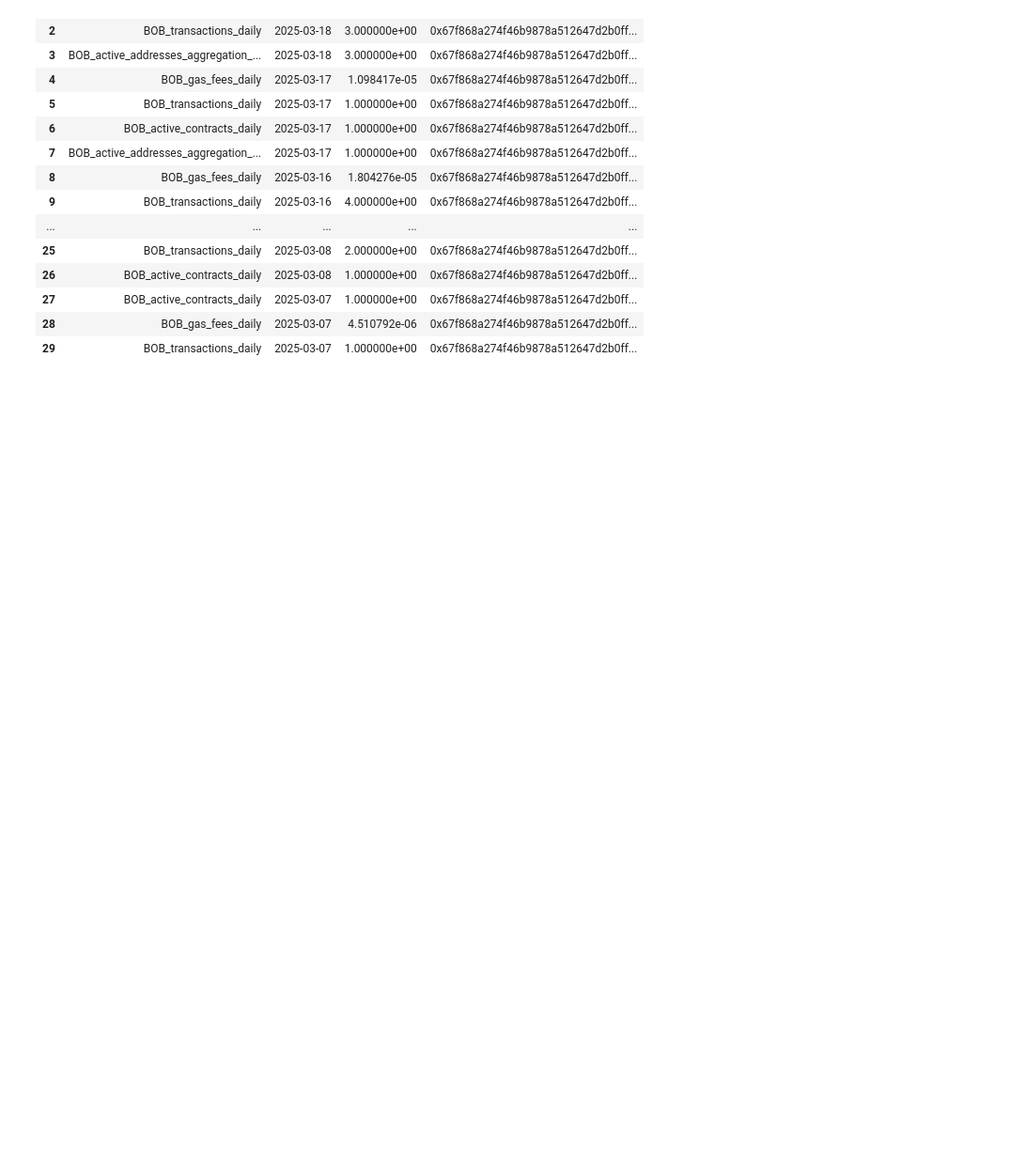
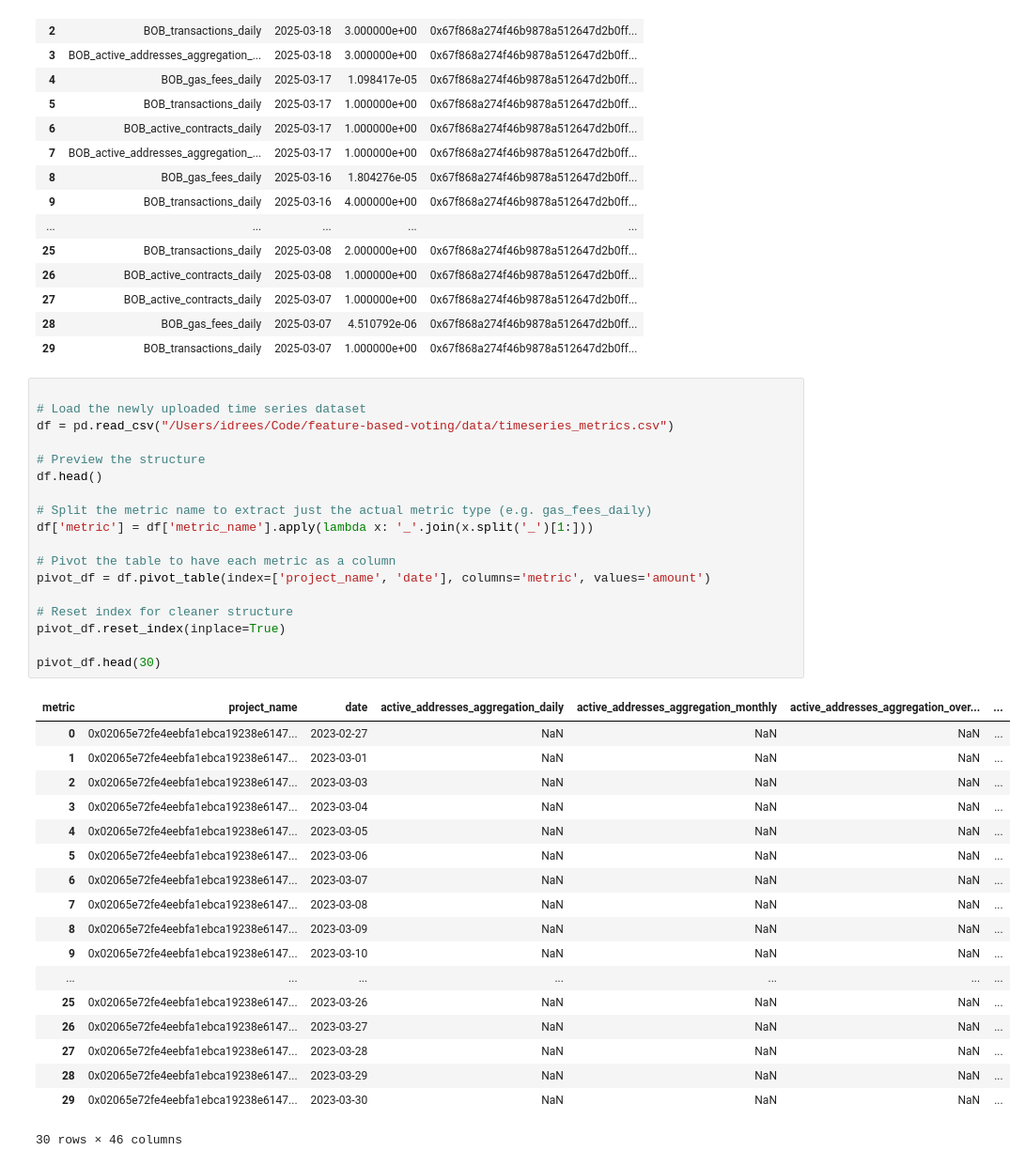
Before and after one commit to GovXS/feature-based-voting, a Jupyter notebook: notebooks/pyoso-quickstart.ipynb, the cells around one changed output. Shown: that part at 94% size. Saved outputs shown, nothing was run; the diff lists cells and outputs as text; blank space fills up the shorter version.

Commit message:
get time series data from pyoso

```diff
--- a/notebooks/pyoso-quickstart.ipynb
+++ b/notebooks/pyoso-quickstart.ipynb
@@ -305,3 +305,40 @@ df.head(30)
 | 27 | BOB_active_contracts_daily | 2025-03-07 | 1.000000e+00 | 0x67f868a274f46b9878a512647d2b0ff... |
 | 28 | BOB_gas_fees_daily | 2025-03-07 | 4.510792e-06 | 0x67f868a274f46b9878a512647d2b0ff... |
 | 29 | BOB_transactions_daily | 2025-03-07 | 1.000000e+00 | 0x67f868a274f46b9878a512647d2b0ff... |
+# %%
+
+# Load the newly uploaded time series dataset
+df = pd.read_csv("/Users/idrees/Code/feature-based-voting/data/timeseries_metrics.csv")
+
+# Preview the structure
+df.head()
+
+# Split the metric name to extract just the actual metric type (e.g. gas_fees_daily)
+df['metric'] = df['metric_name'].apply(lambda x: '_'.join(x.split('_')[1:]))
+
+# Pivot the table to have each metric as a column
+pivot_df = df.pivot_table(index=['project_name', 'date'], columns='metric', values='amount')
+
+# Reset index for cleaner structure
+pivot_df.reset_index(inplace=True)
+
+pivot_df.head(30)
+# %% [output]
+| metric | project_name | date | active_addresses_aggregation_daily | active_addresses_aggregation_monthly | active_addresses_aggregation_over... | ... |
+| 0 | 0x02065e72fe4eebfa1ebca19238e6147... | 2023-02-27 | NaN | NaN | NaN | ... |
+| 1 | 0x02065e72fe4eebfa1ebca19238e6147... | 2023-03-01 | NaN | NaN | NaN | ... |
+| 2 | 0x02065e72fe4eebfa1ebca19238e6147... | 2023-03-03 | NaN | NaN | NaN | ... |
+| 3 | 0x02065e72fe4eebfa1ebca19238e6147... | 2023-03-04 | NaN | NaN | NaN | ... |
+| 4 | 0x02065e72fe4eebfa1ebca19238e6147... | 2023-03-05 | NaN | NaN | NaN | ... |
+| 5 | 0x02065e72fe4eebfa1ebca19238e6147... | 2023-03-06 | NaN | NaN | NaN | ... |
+| 6 | 0x02065e72fe4eebfa1ebca19238e6147... | 2023-03-07 | NaN | NaN | NaN | ... |
+| 7 | 0x02065e72fe4eebfa1ebca19238e6147... | 2023-03-08 | NaN | NaN | NaN | ... |
+| 8 | 0x02065e72fe4eebfa1ebca19238e6147... | 2023-03-09 | NaN | NaN | NaN | ... |
+| 9 | 0x02065e72fe4eebfa1ebca19238e6147... | 2023-03-10 | NaN | NaN | NaN | ... |
+| ... | ... | ... | ... | ... | ... | ... |
+| 25 | 0x02065e72fe4eebfa1ebca19238e6147... | 2023-03-26 | NaN | NaN | NaN | ... |
+| 26 | 0x02065e72fe4eebfa1ebca19238e6147... | 2023-03-27 | NaN | NaN | NaN | ... |
+| 27 | 0x02065e72fe4eebfa1ebca19238e6147... | 2023-03-28 | NaN | NaN | NaN | ... |
+| 28 | 0x02065e72fe4eebfa1ebca19238e6147... | 2023-03-29 | NaN | NaN | NaN | ... |
+| 29 | 0x02065e72fe4eebfa1ebca19238e6147... | 2023-03-30 | NaN | NaN | NaN | ... |
+30 rows × 46 columns
```
Also changed, not shown: parts of 1 cell of this notebook, 4 other files.
